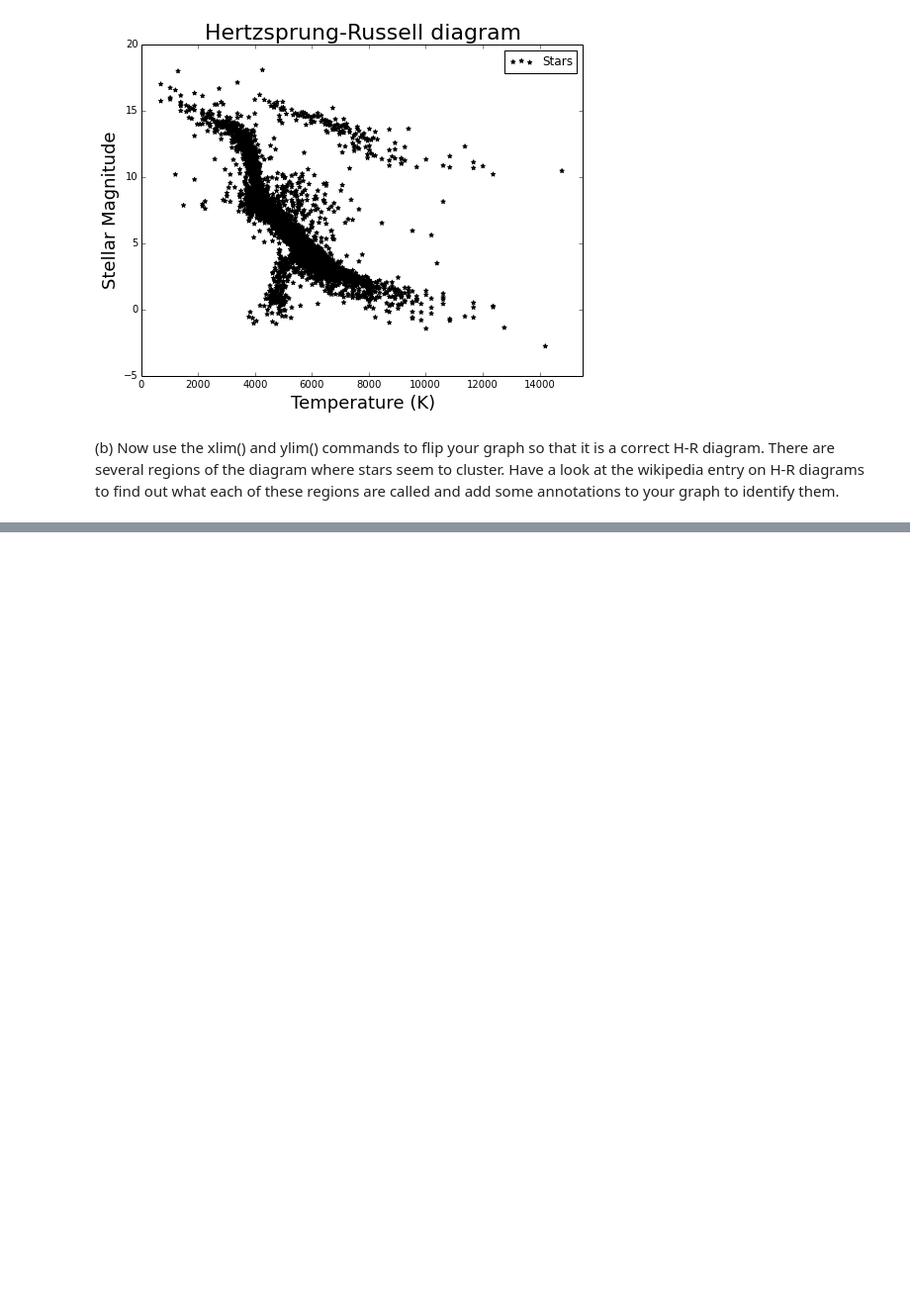
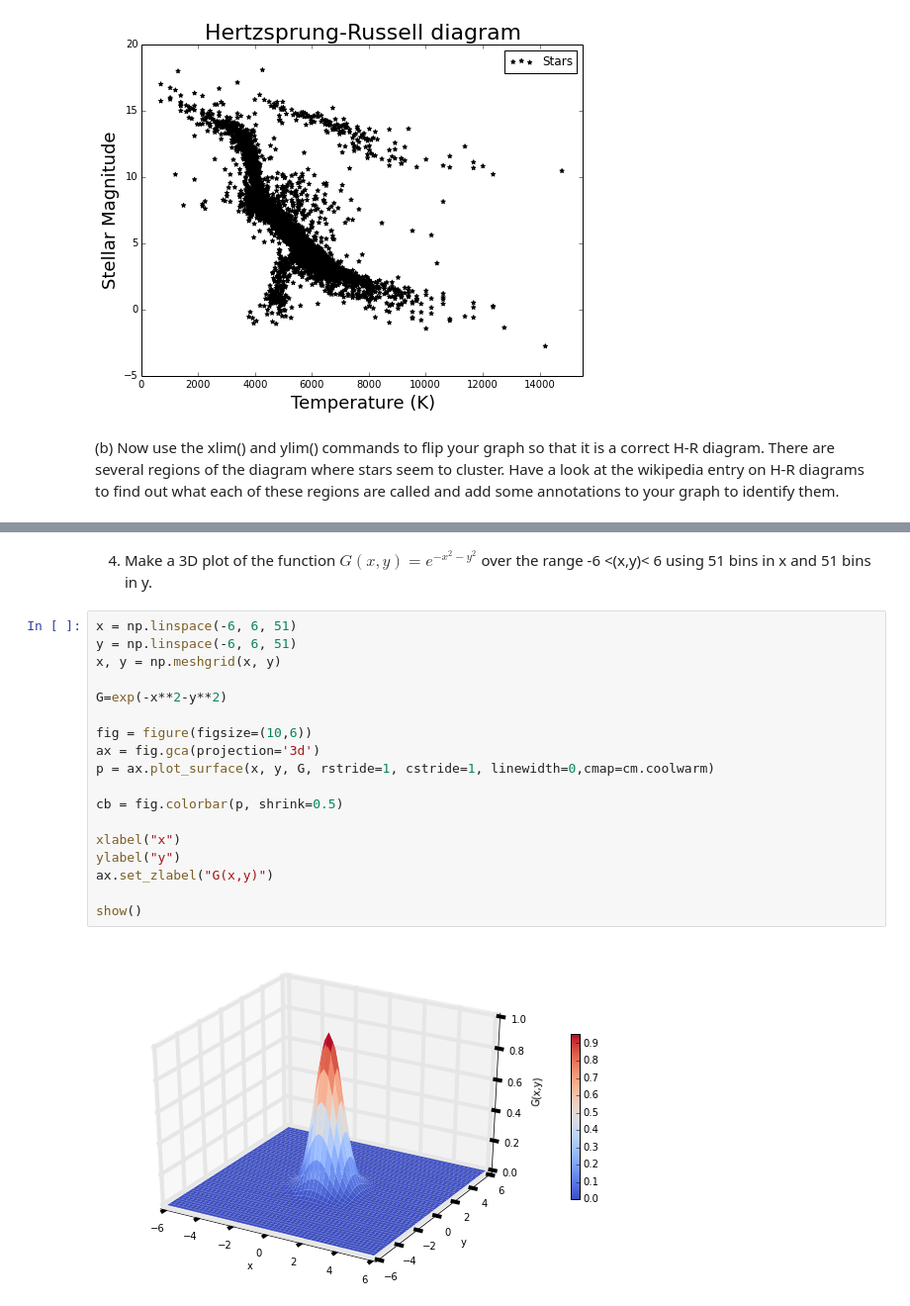
Before and after one commit to jpelgrif/PHYS202-S14, a Jupyter notebook: Graphics/GraphicsExercises.ipynb, the cells around one changed output, grey strips where cells are left out. Shown at 99% size. Cells and saved outputs as stored; diff of their text form; blank space fills up the shorter version.

```diff
--- a/Graphics/GraphicsExercises.ipynb
+++ b/Graphics/GraphicsExercises.ipynb
@@ -185,0 +175,22 @@ plt.show
+# %% [markdown]
+4) Make a 3D plot of the function $G(x,y) = e^{-x^{2}-y^{2}}$ over the range -6 <(x,y)< 6 using 51 bins in x and 51 bins in y.
+# %%
+x = np.linspace(-6, 6, 51)
+y = np.linspace(-6, 6, 51)
+x, y = np.meshgrid(x, y)
+
+G=exp(-x**2-y**2)
+
+fig = figure(figsize=(10,6))
+ax = fig.gca(projection='3d')
+p = ax.plot_surface(x, y, G, rstride=1, cstride=1, linewidth=0,cmap=cm.coolwarm)
+
+cb = fig.colorbar(p, shrink=0.5)
+
+xlabel("x")
+ylabel("y")
+ax.set_zlabel("G(x,y)")
+
+show()
+# %% [output]
+[figure, added]
```
Also changed, not shown: parts of 10 cells of this notebook.
